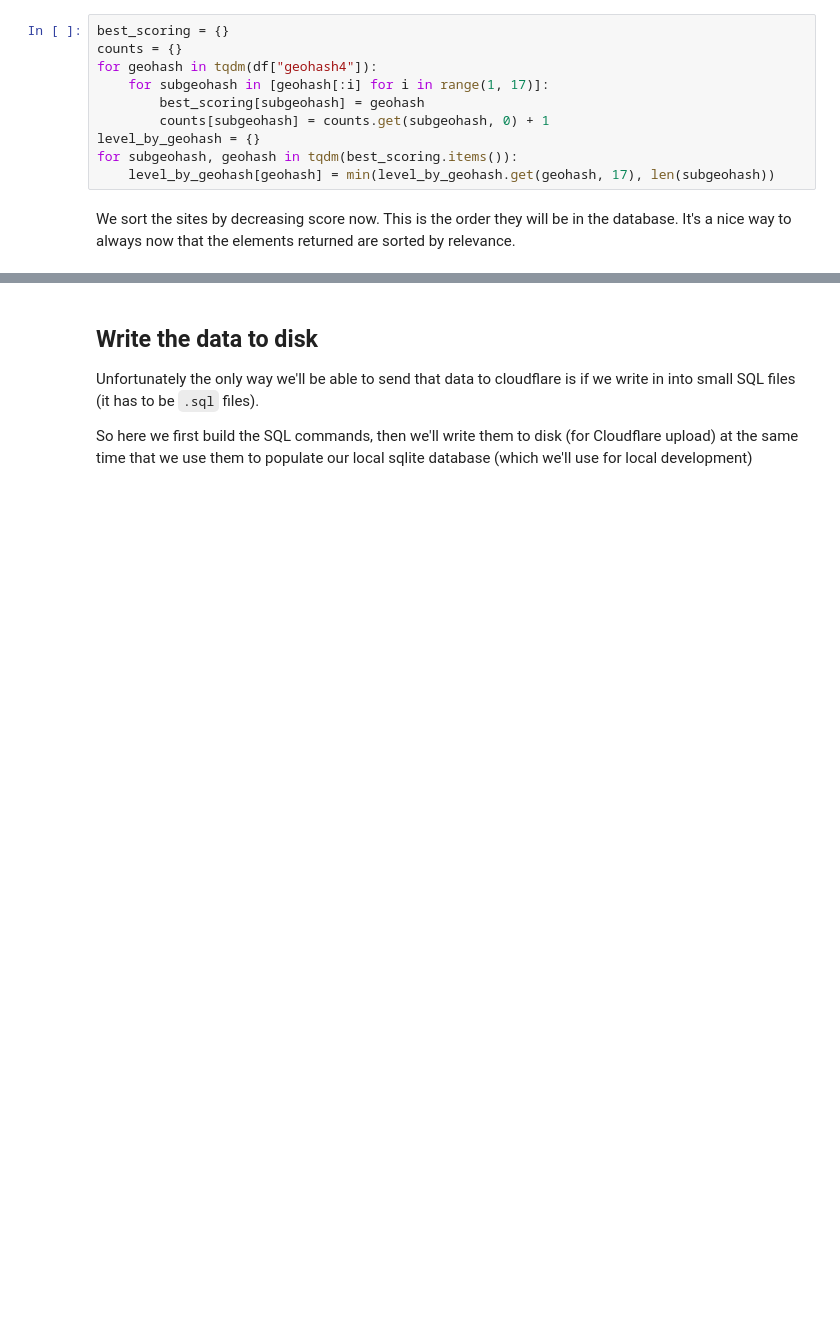
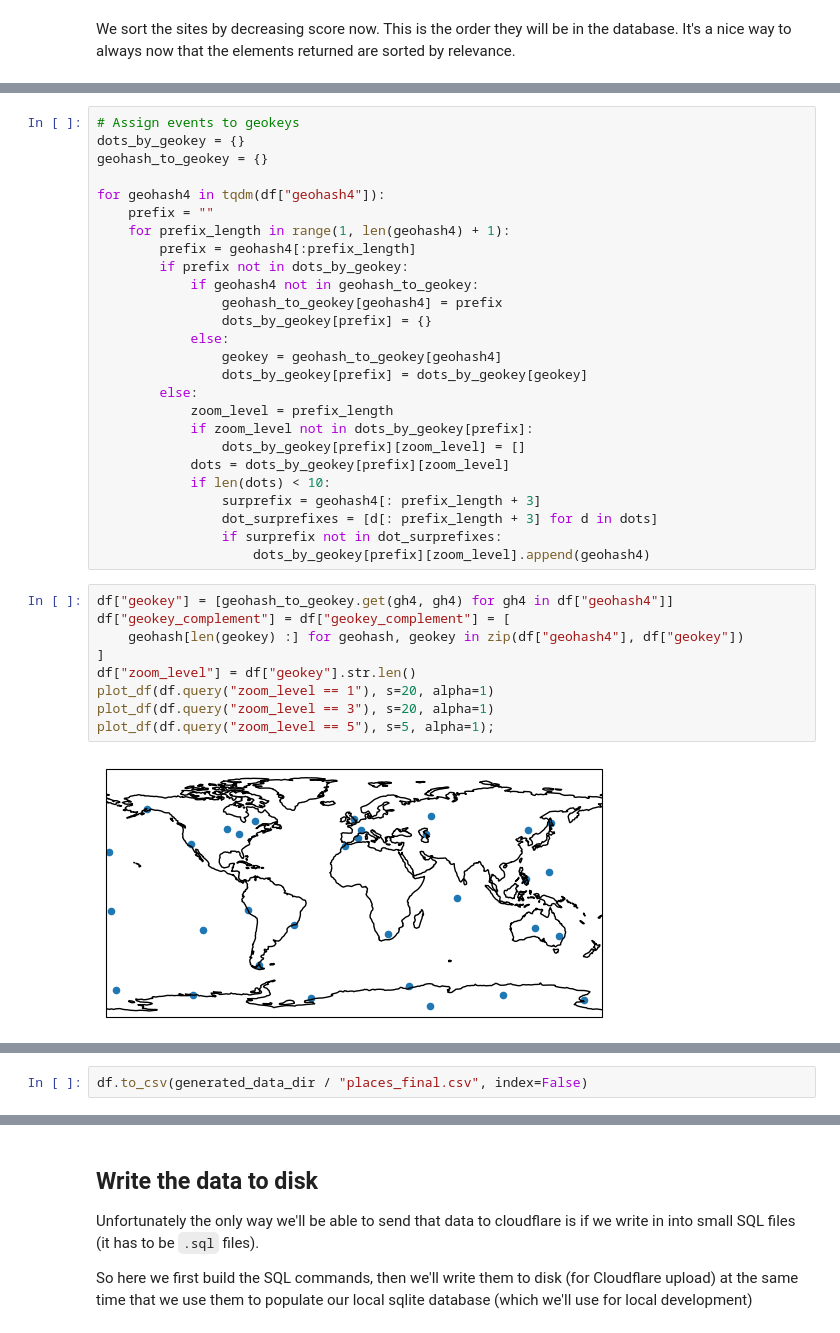
Before and after one commit to Zulko/landnotes, a Jupyter notebook: data_curation/geodata_curation.ipynb, the cells around one changed output, grey strips where cells are left out. Saved outputs shown, nothing was run; the diff lists cells and outputs as text; blank space fills up the shorter version.

```diff
--- a/data_curation/geodata_curation.ipynb
+++ b/data_curation/geodata_curation.ipynb
@@ -199,15 +351,5 @@ True
 ### Attribute a "zoom level" to each location
 
 This is used to reveal the locations as the user zooms in
-# %%
-best_scoring = {}
-counts = {}
-for geohash in tqdm(df["geohash4"]):
-    for subgeohash in [geohash[:i] for i in range(1, 17)]:
-        best_scoring[subgeohash] = geohash
-        counts[subgeohash] = counts.get(subgeohash, 0) + 1
-level_by_geohash = {}
-for subgeohash, geohash in tqdm(best_scoring.items()):
-    level_by_geohash[geohash] = min(level_by_geohash.get(geohash, 17), len(subgeohash))
 # %% [markdown]
 We sort the sites by decreasing score now. This is the order they will be in the database. It's a nice way to always now that the elements returned are sorted by relevance.
@@ -232,0 +356,37 @@ plot_df(df.query("zoom_level == 5"), s=5, alpha=1)
+# %%
+# Assign events to geokeys
+dots_by_geokey = {}
+geohash_to_geokey = {}
+
+for geohash4 in tqdm(df["geohash4"]):
+    prefix = ""
+    for prefix_length in range(1, len(geohash4) + 1):
+        prefix = geohash4[:prefix_length]
+        if prefix not in dots_by_geokey:
+            if geohash4 not in geohash_to_geokey:
+                geohash_to_geokey[geohash4] = prefix
+                dots_by_geokey[prefix] = {}
+            else:
+                geokey = geohash_to_geokey[geohash4]
+                dots_by_geokey[prefix] = dots_by_geokey[geokey]
+        else:
+            zoom_level = prefix_length
+            if zoom_level not in dots_by_geokey[prefix]:
+                dots_by_geokey[prefix][zoom_level] = []
+            dots = dots_by_geokey[prefix][zoom_level]
+            if len(dots) < 10:
+                surprefix = geohash4[: prefix_length + 3]
+                dot_surprefixes = [d[: prefix_length + 3] for d in dots]
+                if surprefix not in dot_surprefixes:
+                    dots_by_geokey[prefix][zoom_level].append(geohash4)
+# %%
+df["geokey"] = [geohash_to_geokey.get(gh4, gh4) for gh4 in df["geohash4"]]
+df["geokey_complement"] = df["geokey_complement"] = [
+    geohash[len(geokey) :] for geohash, geokey in zip(df["geohash4"], df["geokey"])
+]
+df["zoom_level"] = df["geokey"].str.len()
+plot_df(df.query("zoom_level == 1"), s=20, alpha=1)
+plot_df(df.query("zoom_level == 3"), s=20, alpha=1)
+plot_df(df.query("zoom_level == 5"), s=5, alpha=1);
+# %% [output]
+[figure, added]
@@ -232,0 +395,2 @@ plot_df(df.query("zoom_level == 5"), s=5, alpha=1)
+# %%
+df.to_csv(generated_data_dir / "places_final.csv", index=False)
```
Also changed, not shown: parts of 31 cells of this notebook, 20 other files.
